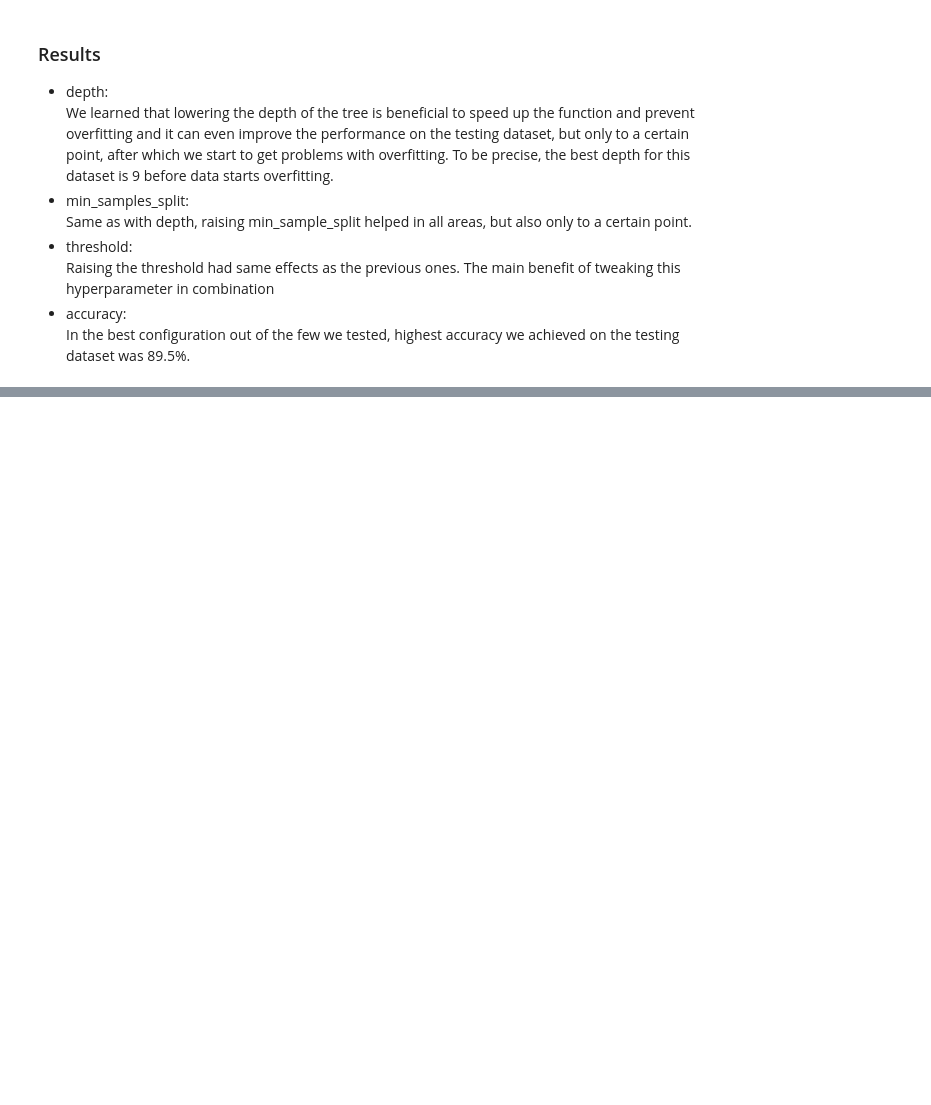
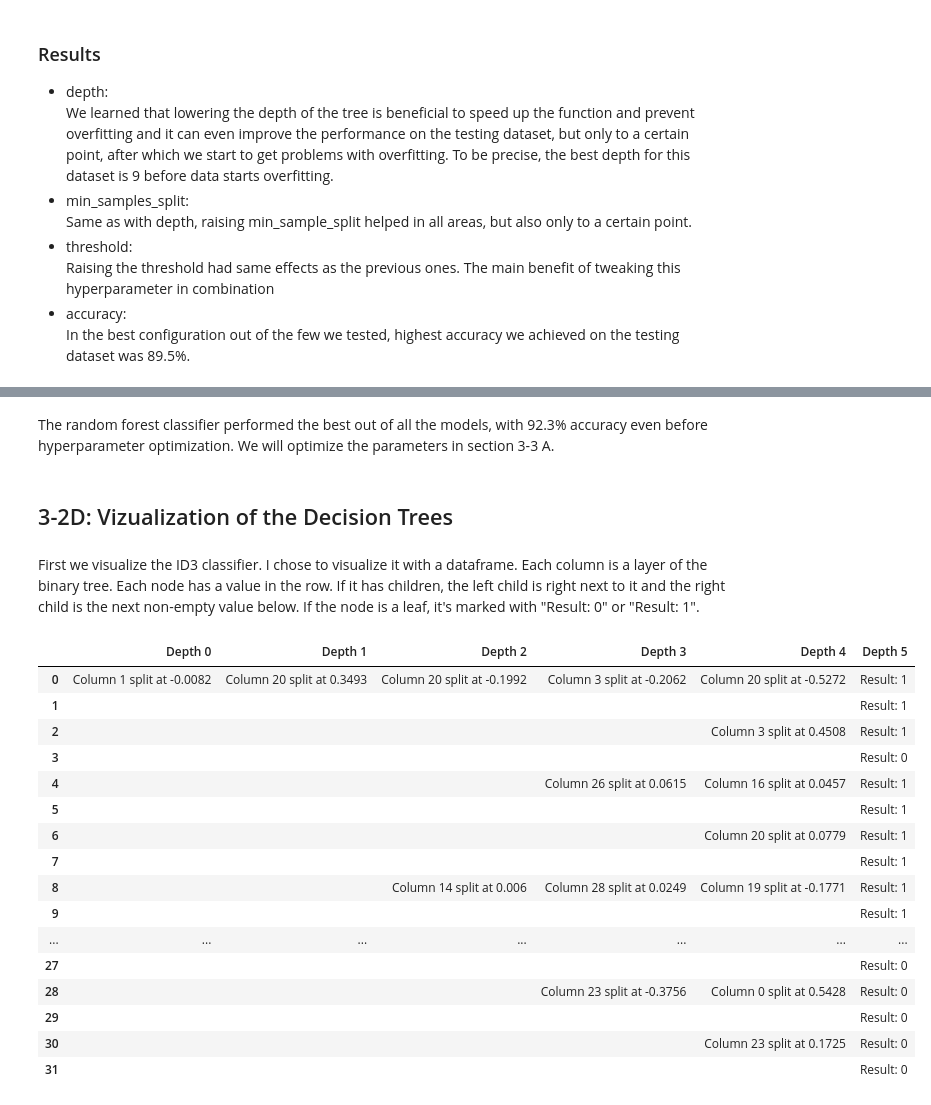
Before and after one commit to MartinH2k3/IAUProject, a Jupyter notebook: Phase3M.ipynb, the cells around one changed output, grey strips where cells are left out. Cells and saved outputs as stored; diff of their text form; code cells hidden in the pictures; blank space fills up the shorter version.

```diff
--- a/Phase3M.ipynb
+++ b/Phase3M.ipynb
@@ -436,0 +574,15 @@ In the best configuration out of the few we tested, highest accuracy we achieved
+# %%
+grid_search_log_reg = GridSearchCV(
+    LogisticRegression(),
+    param_grid={
+    'penalty': ['l1', 'l2', 'elasticnet', None], # we will get some warnings for unsupported combinations, but we can ignore them
+    'C': [0.001, 0.01, 0.1, 1, 10, 100, 1000],
+    'solver': ['liblinear', 'lbfgs', 'saga', 'newton-cholesky'],
+    'class_weight': ['balanced', None],
+    'max_iter': [100, 1000]
+    },
+    cv=5,
+    n_jobs=-1
+)
+grid_search_log_reg.fit(transformed_X_train, y_train)
+logistic_regressor = grid_search_log_reg.best_estimator_
@@ -436,0 +698,2 @@ In the best configuration out of the few we tested, highest accuracy we achieved
+# %% [markdown]
+The random forest classifier performed the best out of all the models, with 92.3% accuracy even before hyperparameter optimization. We will optimize the parameters in section 3-3 A.
@@ -436,0 +717,26 @@ In the best configuration out of the few we tested, highest accuracy we achieved
+# %% [markdown]
+## 3-2D: Vizualization of the Decision Trees
+# %% [markdown]
+First we visualize the ID3 classifier. I chose to visualize it with a dataframe. Each column is a layer of the binary tree. Each node has a value in the row. If it has children, the left child is right next to it and the right child is the next non-empty value below. If the node is a leaf, it's marked with "Result: 0" or "Result: 1".
+# %%
+visualize_id3 = ID3classifier(max_depth=5)
+visualize_id3.fit(transformed_X_train, y_train)
+visualize_id3.visualize()
+# %% [output]
+|  | Depth 0 | Depth 1 | Depth 2 | Depth 3 | Depth 4 | Depth 5 |
+| 0 | Column 1 split at -0.0082 | Column 20 split at 0.3493 | Column 20 split at -0.1992 | Column 3 split at -0.2062 | Column 20 split at -0.5272 | Result: 1 |
+| 1 |  |  |  |  |  | Result: 1 |
+| 2 |  |  |  |  | Column 3 split at 0.4508 | Result: 1 |
+| 3 |  |  |  |  |  | Result: 0 |
+| 4 |  |  |  | Column 26 split at 0.0615 | Column 16 split at 0.0457 | Result: 1 |
+| 5 |  |  |  |  |  | Result: 1 |
+| 6 |  |  |  |  | Column 20 split at 0.0779 | Result: 1 |
+| 7 |  |  |  |  |  | Result: 1 |
+| 8 |  |  | Column 14 split at 0.006 | Column 28 split at 0.0249 | Column 19 split at -0.1771 | Result: 1 |
+| 9 |  |  |  |  |  | Result: 1 |
+| ... | ... | ... | ... | ... | ... | ... |
+| 27 |  |  |  |  |  | Result: 0 |
+| 28 |  |  |  | Column 23 split at -0.3756 | Column 0 split at 0.5428 | Result: 0 |
+| 29 |  |  |  |  |  | Result: 0 |
+| 30 |  |  |  |  | Column 23 split at 0.1725 | Result: 0 |
+| 31 |  |  |  |  |  | Result: 0 |
```
Also changed, not shown: parts of 43 cells of this notebook.
